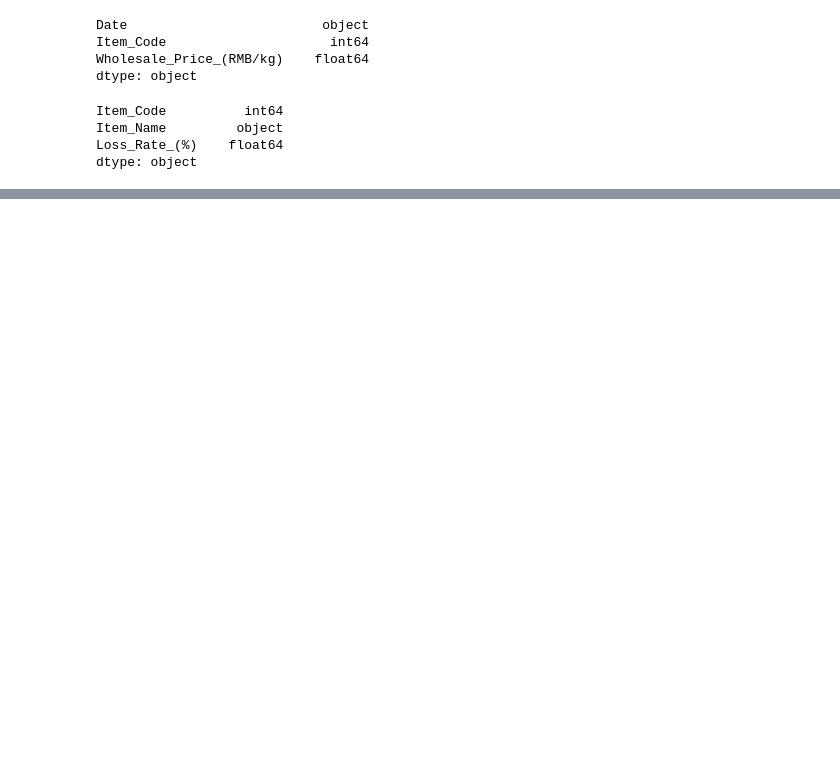
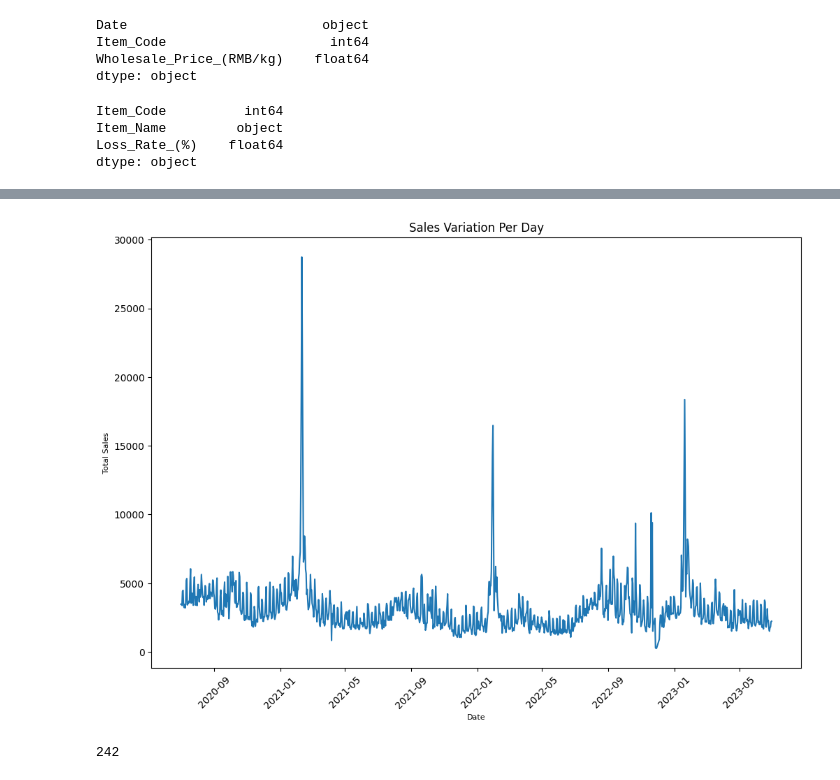
Before and after one commit to RumethSandinu/Project-connexa, a Jupyter notebook: Shamal/model_building.ipynb, the cells around one changed output, grey strips where cells are left out. Drawn from its saved outputs; the diff is of its cells as text; code cells hidden in the pictures; blank space fills up the shorter version.

```diff
--- a/Shamal/model_building.ipynb
+++ b/Shamal/model_building.ipynb
@@ -449,0 +519,3 @@ dtype: object
+# %%
+data = data.drop_duplicates()
+data
@@ -449,0 +543,3 @@ dtype: object
+# %%
+data['Discount_(Yes/No)'] = data['Discount_(Yes/No)'].map({'No' : False, "Yes":True})
+data['Discount_(Yes/No)'].value_counts()
@@ -449,0 +551,5 @@ dtype: object
+# %%
+#All Sales
+
+data = data.assign(total_sales = data['Quantity_Sold_(kilo)'] * data['Unit_Selling_Price_(RMB/kg)'])
+data.head()
@@ -449,0 +563,5 @@ dtype: object
+# %%
+## total sales per day
+
+total_sales_per_day = data.groupby(['Date'])['total_sales'].sum().reset_index()
+total_sales_per_day
@@ -449,0 +582,16 @@ dtype: object
+# %%
+## plotting the sales data result
+
+plt.figure(figsize = (12,8))
+sns.lineplot(x= total_sales_per_day['Date'], y = total_sales_per_day['total_sales'])
+plt.title("Sales Variation Per Day", size = 12)
+plt.xlabel("Date", size = 8)
+plt.xticks(rotation = 45)
+plt.ylabel("Total Sales", size = 8)
+plt.show()
+# %% [output]
+[figure, added]
+# %%
+data['Item_Name'].nunique()
+# %% [output]
+242
```
Also changed, not shown: parts of 24 cells of this notebook.
